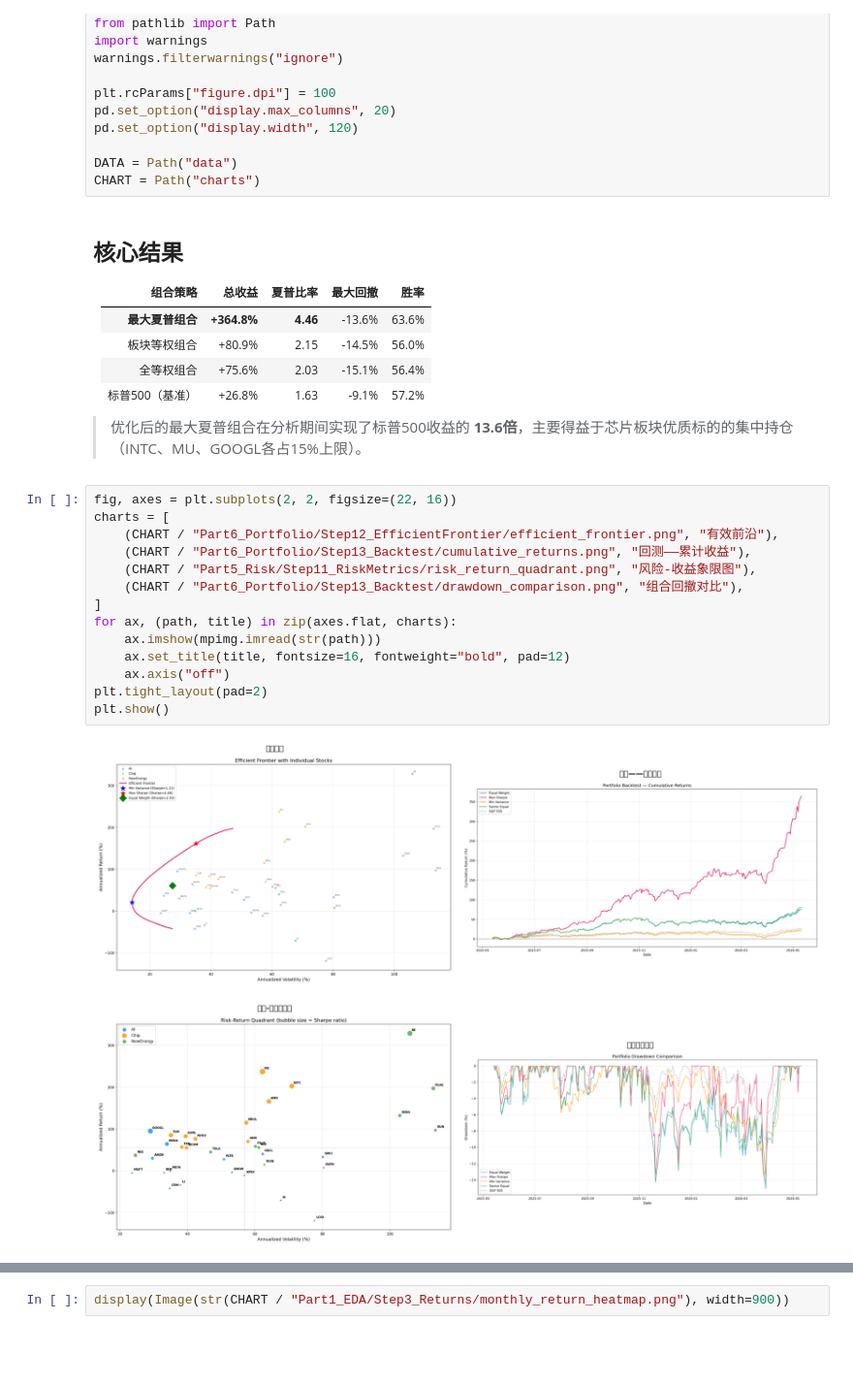
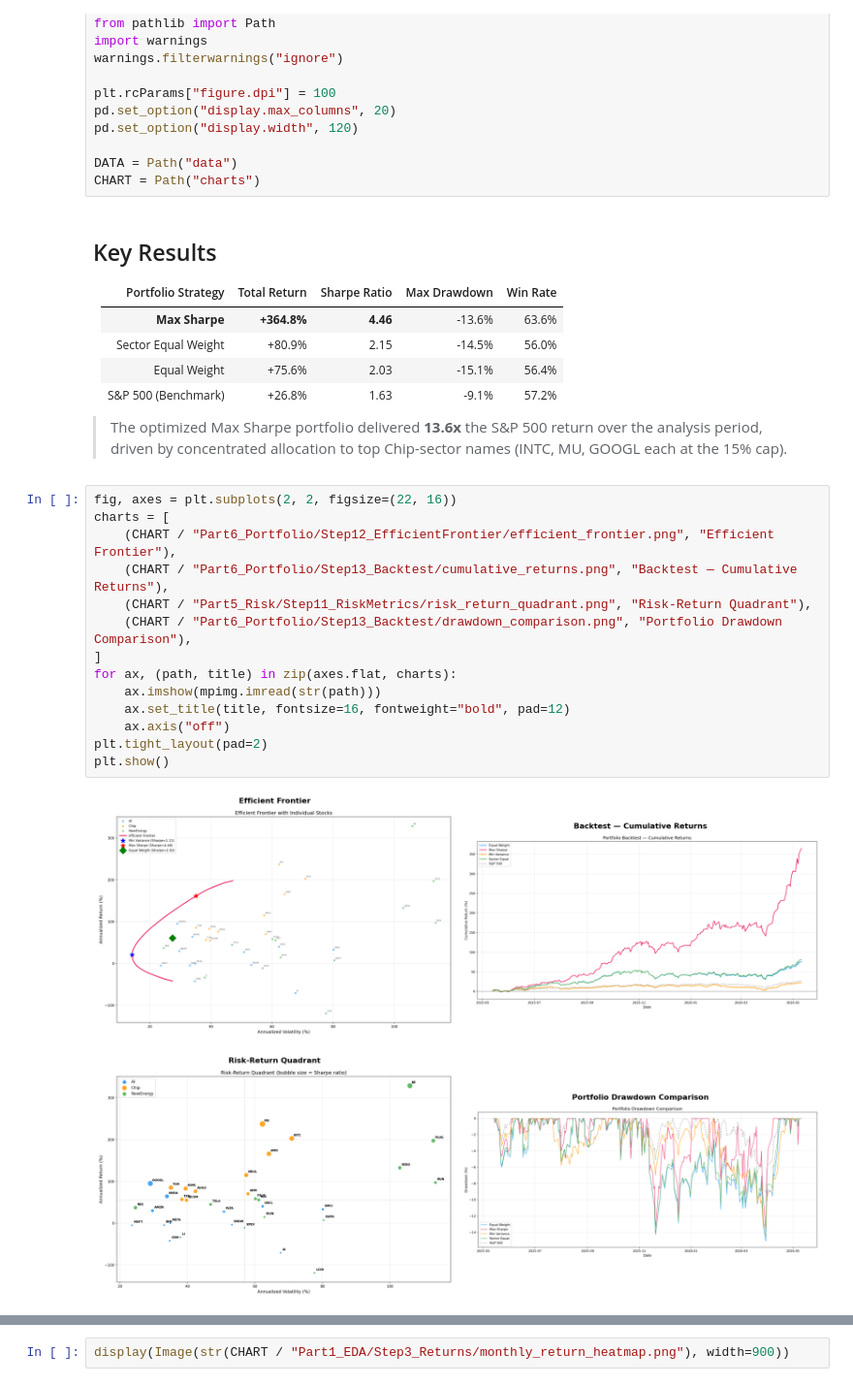
Before and after one commit to Key07211/AI-and-Chips-stock-analysis, a Jupyter notebook: report.ipynb, the cells around one changed output, grey strips where cells are left out. Shown at 97% size. Drawn from its saved outputs; the diff is of its cells as text; blank space fills up the shorter version.

```diff
--- a/report.ipynb
+++ b/report.ipynb
@@ -21,29 +21,29 @@ pd.set_option("display.width", 120)
 DATA = Path("data")
 CHART = Path("charts")
 # %% [markdown]
-## 核心结果
+## Key Results
 
-| 组合策略 | 总收益 | 夏普比率 | 最大回撤 | 胜率 |
-|---------|:------:|:-------:|:-------:|:----:|
-| **最大夏普组合** | **+364.8%** | **4.46** | -13.6% | 63.6% |
-| 板块等权组合 | +80.9% | 2.15 | -14.5% | 56.0% |
-| 全等权组合 | +75.6% | 2.03 | -15.1% | 56.4% |
-| 标普500（基准） | +26.8% | 1.63 | -9.1% | 57.2% |
+| Portfolio Strategy | Total Return | Sharpe Ratio | Max Drawdown | Win Rate |
+|---|:---:|:---:|:---:|:---:|
+| **Max Sharpe** | **+364.8%** | **4.46** | -13.6% | 63.6% |
+| Sector Equal Weight | +80.9% | 2.15 | -14.5% | 56.0% |
+| Equal Weight | +75.6% | 2.03 | -15.1% | 56.4% |
+| S&P 500 (Benchmark) | +26.8% | 1.63 | -9.1% | 57.2% |
 
-> 优化后的最大夏普组合在分析期间实现了标普500收益的 **13.6倍**，主要得益于芯片板块优质标的的集中持仓（INTC、MU、GOOGL各占15%上限）。
+> The optimized Max Sharpe portfolio delivered **13.6x** the S&P 500 return over the analysis period, driven by concentrated allocation to top Chip-sector names (INTC, MU, GOOGL each at the 15% cap).
 # %%
 fig, axes = plt.subplots(2, 2, figsize=(22, 16))
 charts = [
-    (CHART / "Part6_Portfolio/Step12_EfficientFrontier/efficient_frontier.png", "有效前沿"),
-    (CHART / "Part6_Portfolio/Step13_Backtest/cumulative_returns.png", "回测——累计收益"),
-    (CHART / "Part5_Risk/Step11_RiskMetrics/risk_return_quadrant.png", "风险-收益象限图"),
-    (CHART / "Part6_Portfolio/Step13_Backtest/drawdown_comparison.png", "组合回撤对比"),
+    (CHART / "Part6_Portfolio/Step12_EfficientFrontier/efficient_frontier.png", "Efficient Frontier"),
+    (CHART / "Part6_Portfolio/Step13_Backtest/cumulative_returns.png", "Backtest — Cumulative Returns"),
+    (CHART / "Part5_Risk/Step11_RiskMetrics/risk_return_quadrant.png", "Risk-Return Quadrant"),
+    (CHART / "Part6_Portfolio/Step13_Backtest/drawdown_comparison.png", "Portfolio Drawdown Comparison"),
 ]
 for ax, (path, title) in zip(axes.flat, charts):
     ax.imshow(mpimg.imread(str(path)))
     ax.set_title(title, fontsize=16, fontweight="bold", pad=12)
     ax.axis("off")
 plt.tight_layout(pad=2)
 plt.show()
 # %% [output]
-[figure, old version]
+[figure, new version]
```
Also changed, not shown: parts of 51 cells of this notebook.
